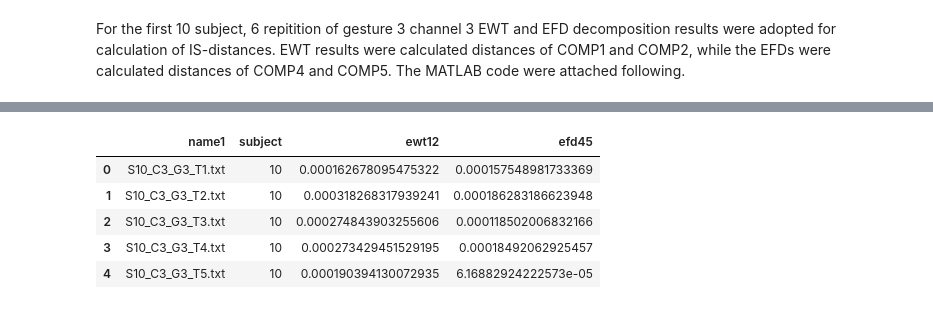
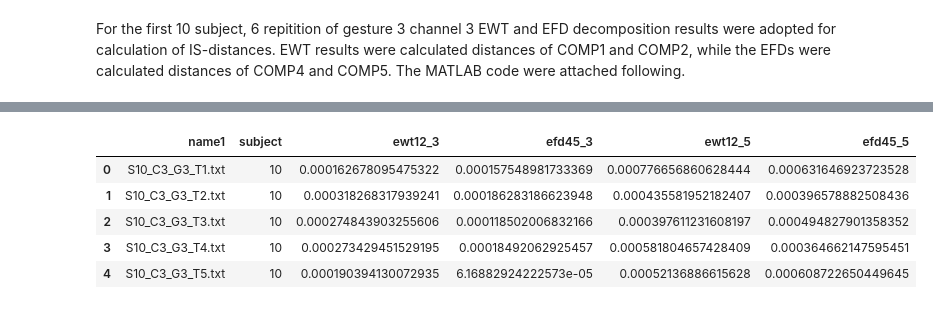
Before and after one commit to chenkecoco1/EMG_Analysis, a Jupyter notebook: Calculate_Distances_of_Components.ipynb, the cells around one changed output, grey strips where cells are left out. Drawn from its saved outputs; the diff is of its cells as text; code cells hidden in the pictures.

```diff
--- a/Calculate_Distances_of_Components.ipynb
+++ b/Calculate_Distances_of_Components.ipynb
@@ -875,8 +909,22 @@ for filename in os.listdir(directory):
         f = os.path.join(directory, filename)
         with open(f) as k:
             full.append(k.readline()[:-1])
+# %%
+import os
+# assign directory
+directory = r'C:\Ninapro\pieces_is\EWT5'
+full5=[]
+filenames5=[]
+# iterate over files in
+# that directory
+for filename in os.listdir(directory):
+    if filename[-1]=='t':
+        filenames5.append(filename)
+        f = os.path.join(directory, filename)
+        with open(f) as k:
+            full5.append(k.readline()[:-1])
 # %%
-directory = r'C:\Ninapro\pieces_is\EFD'
+directory = r'C:\Ninapro\pieces_is\EFD3'
 fullefd=[]
 filenamesefd=[]
 # iterate over files in
@@ -887,18 +935,31 @@ for filename in os.listdir(directory):
         f = os.path.join(directory, filename)
         with open(f) as k:
             fullefd.append(k.readline()[:-1])
+# %%
+directory = r'C:\Ninapro\pieces_is\EFD5'
+fullefd5=[]
+filenamesefd5=[]
+# iterate over files in
+# that directory
+for filename in os.listdir(directory):
+    if filename[-1]=='t':
+        filenamesefd5.append(filename)
+        f = os.path.join(directory, filename)
+        with open(f) as k:
+            fullefd5.append(k.readline()[:-1])
 # %%
 # add subject for comparision
 subject=[10,10,10,10,10,10,1,1,1,1,1,1,2,2,2,2,2,2,3,3,3,3,3,3,4,4,4,4,4,4,5,5,5,5,5,5,6,6,6,6,6,6,7,7,7,7,7,7,8,8,8,8,8,8,9,9,9,9,9,9]
 # %%
-df_dist_c3g3=pd.DataFrame({'name1':filenames,'subject':subject,'ewt12':full,'efd45':fullefd})
+df_dist_c3g35=pd.DataFrame(
+    {'name1':filenames,'subject':subject,'ewt12_3':full,'efd45_3':fullefd,'ewt12_5':full5,'efd45_5':fullefd5})
 # %%
-df_dist_c3g3.head()
+df_dist_c3g35.head()
 # %% [output]
-|  | name1 | subject | ewt12 | efd45 |
-| 0 | S10_C3_G3_T1.txt | 10 | 0.000162678095475322 | 0.000157548981733369 |
-| 1 | S10_C3_G3_T2.txt | 10 | 0.000318268317939241 | 0.000186283186623948 |
-| 2 | S10_C3_G3_T3.txt | 10 | 0.000274843903255606 | 0.000118502006832166 |
-| 3 | S10_C3_G3_T4.txt | 10 | 0.000273429451529195 | 0.00018492062925457 |
-| 4 | S10_C3_G3_T5.txt | 10 | 0.000190394130072935 | 6.16882924222573e-05 |
+|  | name1 | subject | ewt12_3 | efd45_3 | ewt12_5 | efd45_5 |
+| 0 | S10_C3_G3_T1.txt | 10 | 0.000162678095475322 | 0.000157548981733369 | 0.000776656860628444 | 0.000631646923723528 |
+| 1 | S10_C3_G3_T2.txt | 10 | 0.000318268317939241 | 0.000186283186623948 | 0.000435581952182407 | 0.000396578882508436 |
+| 2 | S10_C3_G3_T3.txt | 10 | 0.000274843903255606 | 0.000118502006832166 | 0.000397611231608197 | 0.000494827901358352 |
+| 3 | S10_C3_G3_T4.txt | 10 | 0.000273429451529195 | 0.00018492062925457 | 0.000581804657428409 | 0.000364662147595451 |
+| 4 | S10_C3_G3_T5.txt | 10 | 0.000190394130072935 | 6.16882924222573e-05 | 0.00052136886615628 | 0.000608722650449645 |
 # %%
```
Also changed, not shown: parts of 9 cells of this notebook.
